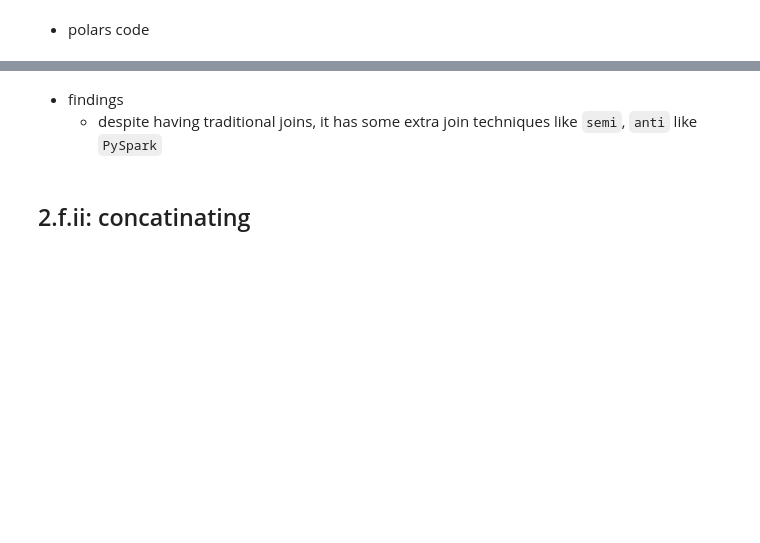
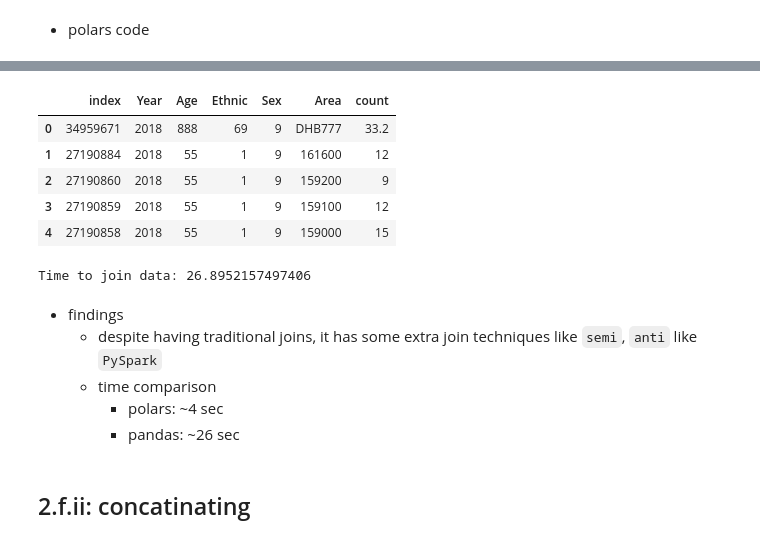
Before and after one commit to riju18/polars-vs-pandas-deepdive, a Jupyter notebook: polars_eda.ipynb, the cells around one changed output, grey strips where cells are left out. Cells and saved outputs as stored; diff of their text form; code cells hidden in the pictures; blank space fills up the shorter version.

```diff
--- a/polars_eda.ipynb
+++ b/polars_eda.ipynb
@@ -481,6 +531,28 @@ Time to join data: 4.048587083816528
+# %%
+df_inner_join_pd = df2_pd.merge(df_pd,
+                              how='inner',
+                              on='Year').\
+                                sort_values(by=["Year"],
+                                            ascending=False).reset_index()
+df_inner_join_pd.head()
+# %% [output]
+|  | index | Year | Age | Ethnic | Sex | Area | count |
+| 0 | 34959671 | 2018 | 888 | 69 | 9 | DHB777 | 33.2 |
+| 1 | 27190884 | 2018 | 55 | 1 | 9 | 161600 | 12 |
+| 2 | 27190860 | 2018 | 55 | 1 | 9 | 159200 | 9 |
+| 3 | 27190859 | 2018 | 55 | 1 | 9 | 159100 | 12 |
+| 4 | 27190858 | 2018 | 55 | 1 | 9 | 159000 | 15 |
+# %%
+execution_time_for_joining_pd = time.time() - start_time_for_joining_pd
+print(f"Time to join data: {execution_time_for_joining_pd}")
+# %% [output]
+Time to join data: 26.8952157497406
 # %% [markdown]
 - findings
     - despite having traditional joins, it has some extra join techniques like `semi`, `anti` like `PySpark`
+    - time comparison
+        - polars: ~4 sec
+        - pandas: ~26 sec
 # %% [markdown]
 ## 2.f.ii: concatinating
 # %%
```
Also changed, not shown: parts of 22 cells of this notebook.
